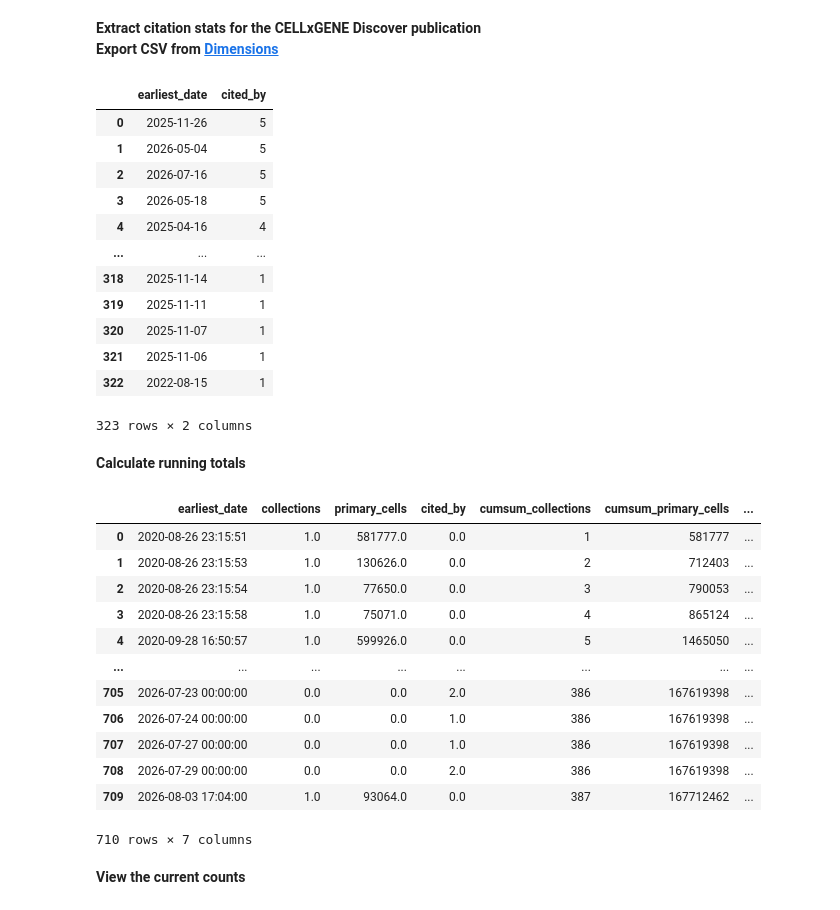
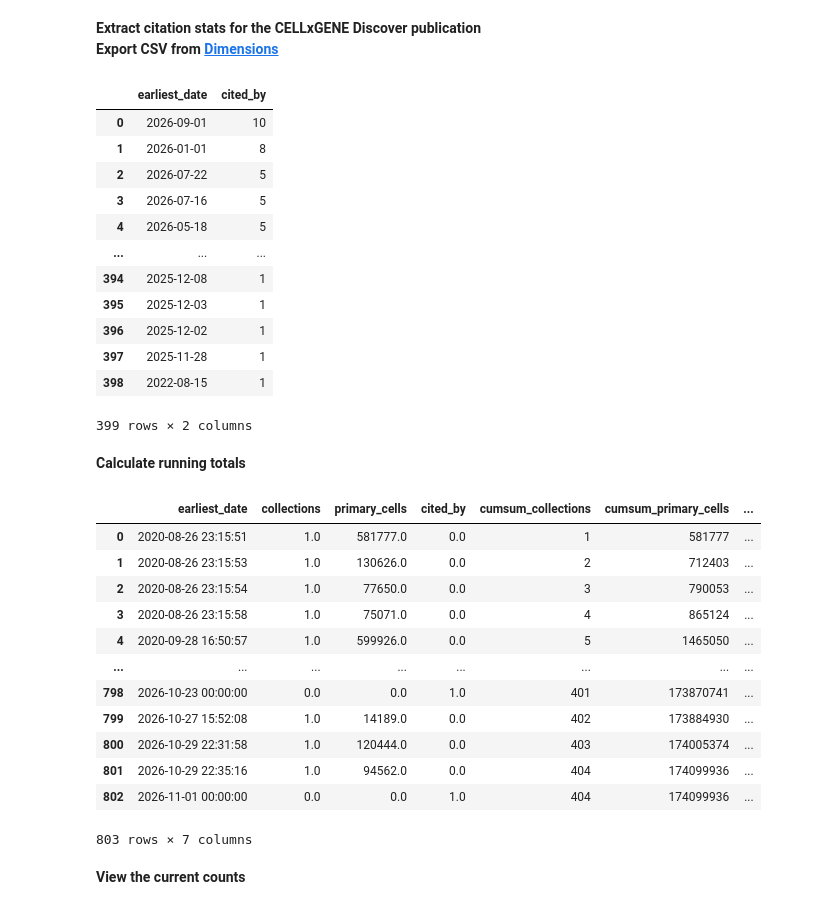
Before and after one commit to Lattice-Data/lattice-tools, a Jupyter notebook: cellxgene_resources/collab_submissions_pub/Figure2_corpus_growth.ipynb, the cells around one changed output. Cells and saved outputs as stored; diff of their text form; code cells hidden in the pictures.

```diff
--- a/cellxgene_resources/collab_submissions_pub/Figure2_corpus_growth.ipynb
+++ b/cellxgene_resources/collab_submissions_pub/Figure2_corpus_growth.ipynb
@@ -55,39 +55,45 @@ result
 **Extract citation stats for the CELLxGENE Discover publication**\
 **Export CSV from [Dimensions](https://app.dimensions.ai/discover/publication?or_subset_publication_citations=pub.1182803254)**
 # %%
-dimensions_export = 'Dimensions-Publication-2026-08-03_19-14-15.csv.zip'
+dimensions_export = 'Dimensions-Publication-2026-10-31_00-49-45.csv.zip'
+
+def normalize_date(d):
+    if len(d) == 4:
+        return f'{d}-01-01'
+    if len(d) == 7:
+        return f'{d}-01'
+    return d
+
 
 cited_by = (
     pd.read_csv(dimensions_export, skiprows=1)[['Publication date']]
     .assign(**{
-        'Publication date': lambda x: x['Publication date'].apply(
-            lambda d: f"{d}-01" if isinstance(d, str) and len(d) == 7 else d
-        )
+        'Publication date': lambda x: x['Publication date'].apply(normalize_date)
     })
 )
 cited_by['Publication date'] = pd.to_datetime(cited_by['Publication date']).dt.tz_localize(None)
 cited_by = (
     cited_by['Publication date']
     .value_counts()
     .rename_axis('earliest_date')
     .rename('cited_by')
     .reset_index()
 )
 cited_by
 # %% [output]
 |  | earliest_date | cited_by |
-| 0 | 2025-11-26 | 5 |
-| 1 | 2026-05-04 | 5 |
-| 2 | 2026-07-16 | 5 |
-| 3 | 2026-05-18 | 5 |
-| 4 | 2025-04-16 | 4 |
+| 0 | 2026-09-01 | 10 |
+| 1 | 2026-01-01 | 8 |
+| 2 | 2026-07-22 | 5 |
+| 3 | 2026-07-16 | 5 |
+| 4 | 2026-05-18 | 5 |
 | ... | ... | ... |
-| 318 | 2025-11-14 | 1 |
-| 319 | 2025-11-11 | 1 |
-| 320 | 2025-11-07 | 1 |
-| 321 | 2025-11-06 | 1 |
-| 322 | 2022-08-15 | 1 |
+| 394 | 2025-12-08 | 1 |
+| 395 | 2025-12-03 | 1 |
+| 396 | 2025-12-02 | 1 |
+| 397 | 2025-11-28 | 1 |
+| 398 | 2022-08-15 | 1 |
-323 rows × 2 columns
+399 rows × 2 columns
 # %% [markdown]
 **Calculate running totals**
 # %%
@@ -111,12 +117,12 @@ result
 | 3 | 2020-08-26 23:15:58 | 1.0 | 75071.0 | 0.0 | 4 | 865124 | ... |
 | 4 | 2020-09-28 16:50:57 | 1.0 | 599926.0 | 0.0 | 5 | 1465050 | ... |
 | ... | ... | ... | ... | ... | ... | ... | ... |
-| 705 | 2026-07-23 00:00:00 | 0.0 | 0.0 | 2.0 | 386 | 167619398 | ... |
-| 706 | 2026-07-24 00:00:00 | 0.0 | 0.0 | 1.0 | 386 | 167619398 | ... |
-| 707 | 2026-07-27 00:00:00 | 0.0 | 0.0 | 1.0 | 386 | 167619398 | ... |
-| 708 | 2026-07-29 00:00:00 | 0.0 | 0.0 | 2.0 | 386 | 167619398 | ... |
-| 709 | 2026-08-03 17:04:00 | 1.0 | 93064.0 | 0.0 | 387 | 167712462 | ... |
+| 798 | 2026-10-23 00:00:00 | 0.0 | 0.0 | 1.0 | 401 | 173870741 | ... |
+| 799 | 2026-10-27 15:52:08 | 1.0 | 14189.0 | 0.0 | 402 | 173884930 | ... |
+| 800 | 2026-10-29 22:31:58 | 1.0 | 120444.0 | 0.0 | 403 | 174005374 | ... |
+| 801 | 2026-10-29 22:35:16 | 1.0 | 94562.0 | 0.0 | 404 | 174099936 | ... |
+| 802 | 2026-11-01 00:00:00 | 0.0 | 0.0 | 1.0 | 404 | 174099936 | ... |
-710 rows × 7 columns
+803 rows × 7 columns
 # %% [markdown]
 **View the current counts**
 # %%
```
Also changed, not shown: parts of 3 cells of this notebook, 3 other files.
